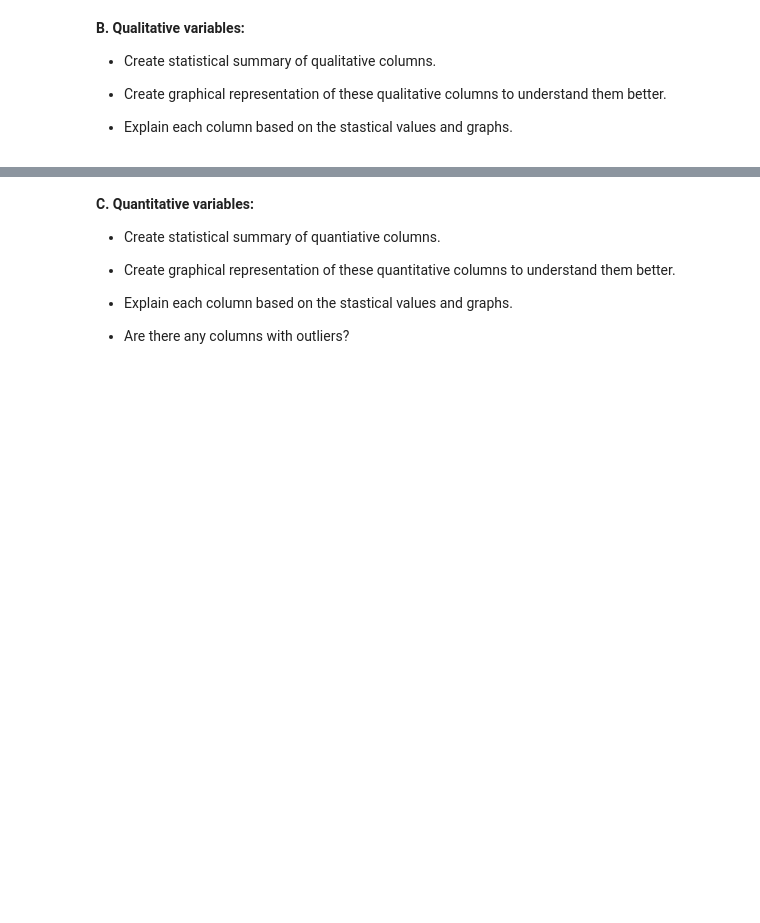
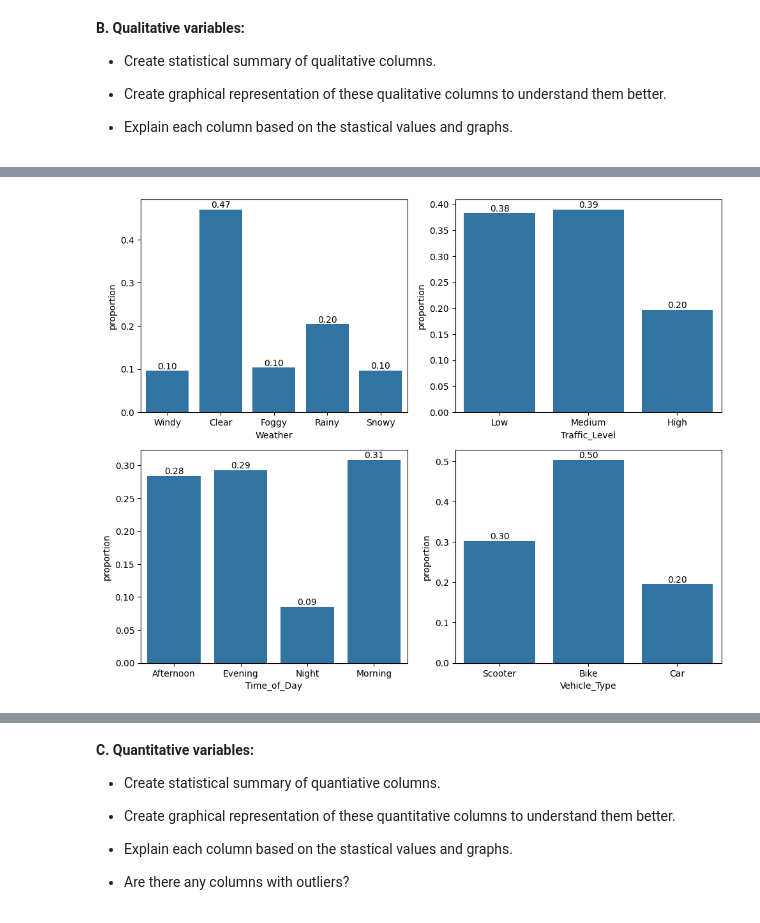
Before and after one commit to LaimengEung/inf-604-data-analysis-i-repo, a Jupyter notebook: Copy_of_Lab2_Univariate_Analysis.ipynb, the cells around one changed output, grey strips where cells are left out. Drawn from its saved outputs; the diff is of its cells as text; code cells hidden in the pictures; blank space fills up the shorter version.

```diff
--- a/Copy_of_Lab2_Univariate_Analysis.ipynb
+++ b/Copy_of_Lab2_Univariate_Analysis.ipynb
@@ -89,5 +89,8 @@ Qualitative data are in columns: ['Weather', 'Traffic_Level', 'Time_of_Day', 'Ve
 - Create graphical representation of these qualitative columns to understand them better.
 
 - Explain each column based on the stastical values and graphs.
-# %%
-for var in
+# %%
+# Create statistical summary of qualitative columns
+for var in data.select_dtypes(exclude='number').columns:
+    print(f"\nThe relative frequency of {var}:\n")
+    print(data[var].value_counts(normalize=True))
@@ -93,0 +125,9 @@ for var in
+# %%
+fig, ax = plt.subplots(2, 2, figsize=(10, 8))
+
+for i, var in enumerate(data.select_dtypes(exclude='number').columns):
+    sns.countplot(data, x=var, ax=ax[i // 2, i % 2], stat='proportion')
+    ax[i // 2, i % 2].bar_label(ax[i // 2, i % 2].containers[0], fmt='%.2f')
+plt.tight_layout()
+# %% [output]
+[figure, added]
```
Also changed, not shown: parts of 13 cells of this notebook, 1 other file.
